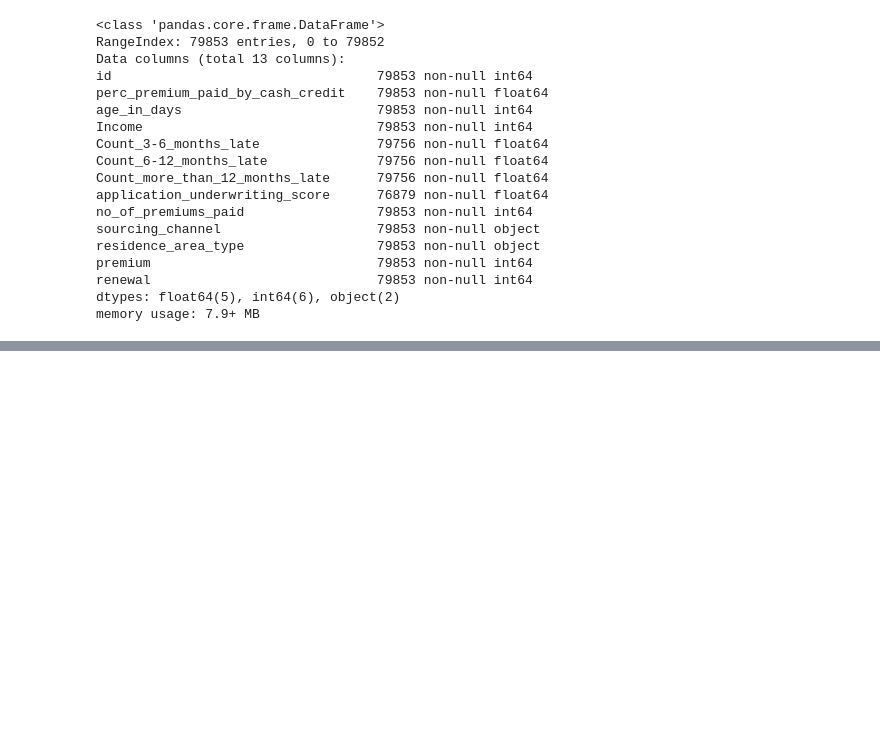
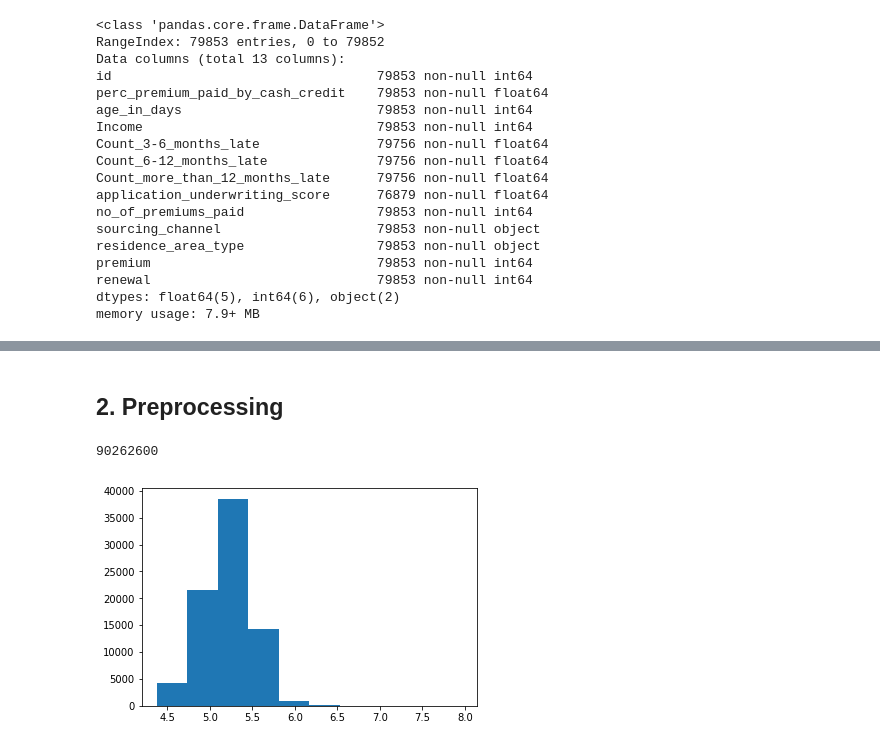
Before and after one commit to JMistral/McKinsey_Hackathon_july, a Jupyter notebook: 1-EDA_preprocessing.ipynb, the cells around one changed output, grey strips where cells are left out. Drawn from its saved outputs; the diff is of its cells as text; code cells hidden in the pictures; blank space fills up the shorter version.

```diff
--- a/1-EDA_preprocessing.ipynb
+++ b/1-EDA_preprocessing.ipynb
@@ -54,0 +67,15 @@ plt.show()
+# %% [markdown]
+## 2. Preprocessing
+# %%
+X_train.Income.max()
+#df_train.Income.min()
+# %% [output]
+90262600
+# %%
+# use log transformation to deal with long-tailed variables
+X_train['logIncome'] = np.log10(X_train.Income.values)
+
+plt.hist(np.log10(X_train.Income.values))
+plt.show()
+# %% [output]
+[figure, added]
```
Also changed, not shown: parts of 8 cells of this notebook.
